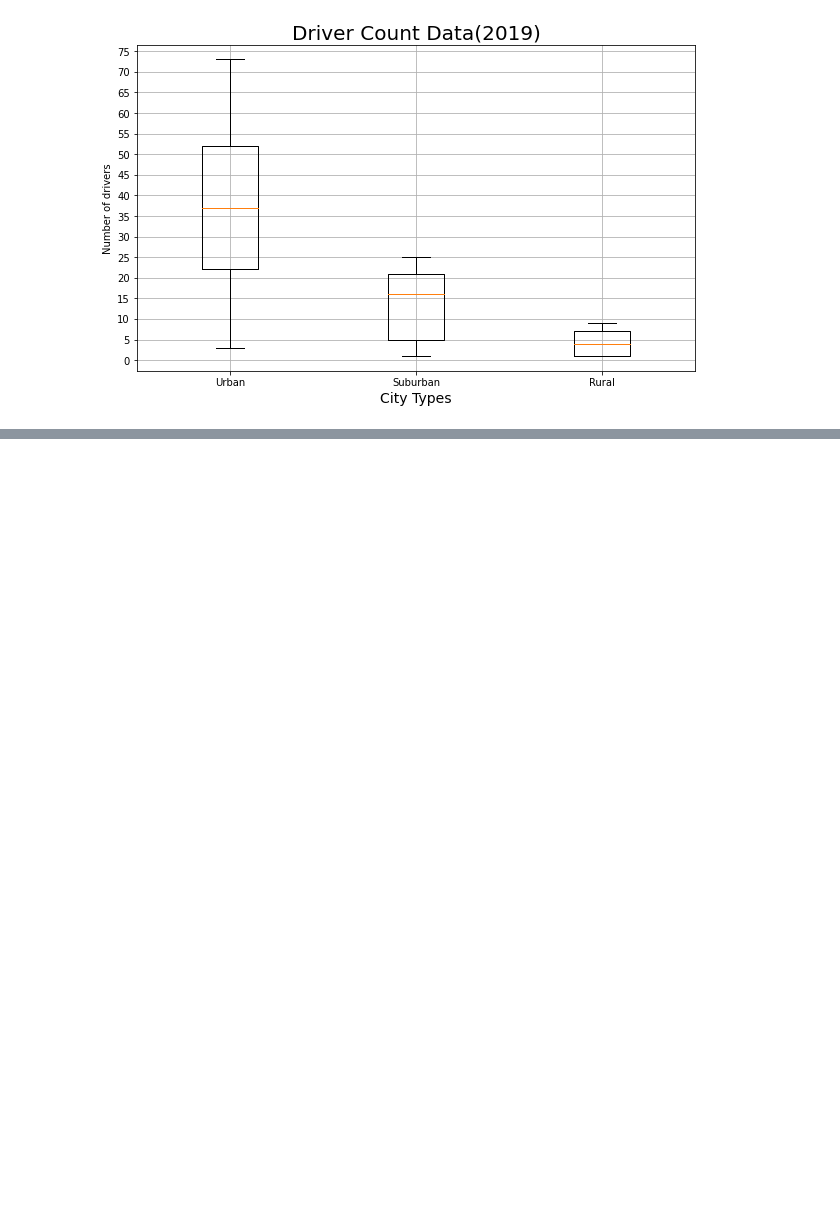
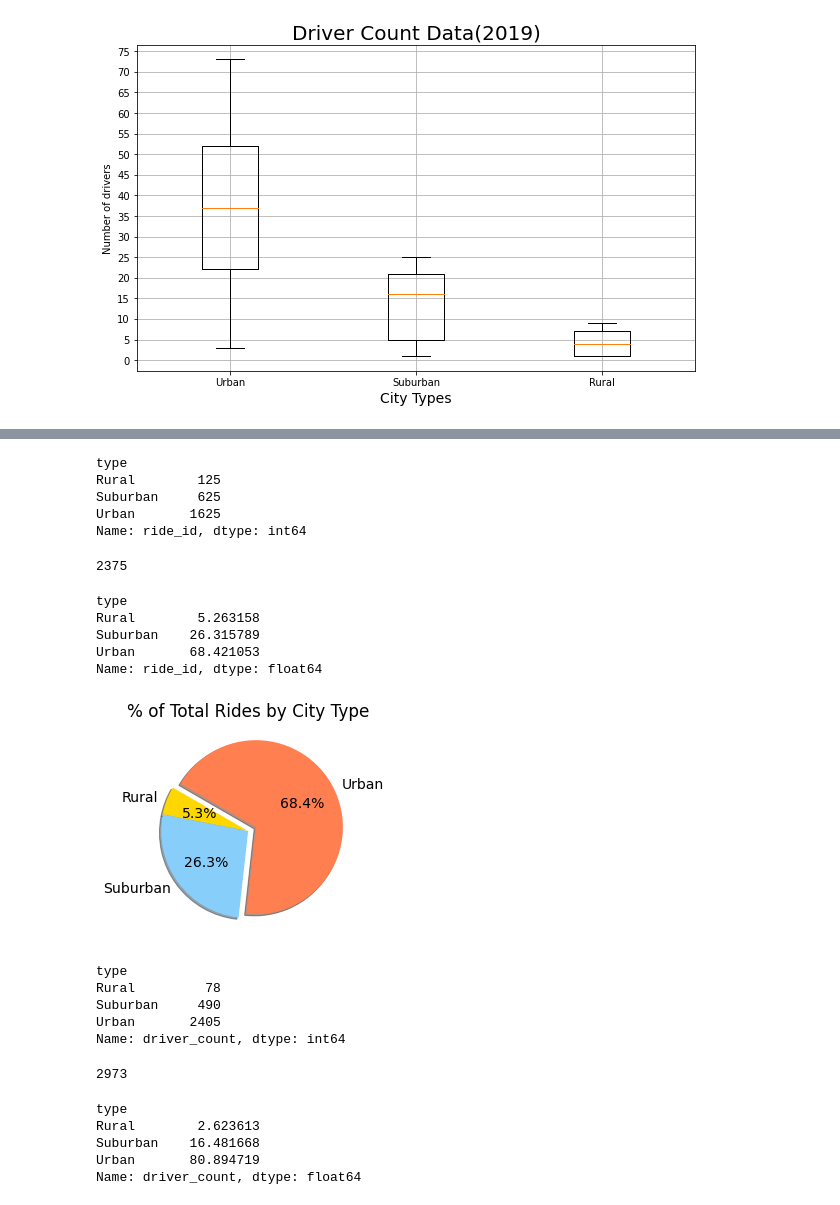
Before and after one commit to Jusharry/Pyber_Analysis, a Jupyter notebook: Pyber.ipynb, the cells around one changed output, grey strips where cells are left out. Cells and saved outputs as stored; diff of their text form; code cells hidden in the pictures; blank space fills up the shorter version.

```diff
--- a/Pyber.ipynb
+++ b/Pyber.ipynb
@@ -610,0 +681,63 @@ plt.show()
+# %%
+#Get the total number of rides per city type
+sum_rides_by_type = pyber_data_df.groupby(['type']).count()['ride_id']
+sum_rides_by_type
+# %% [output]
+type
+Rural        125
+Suburban     625
+Urban       1625
+Name: ride_id, dtype: int64
+# %%
+total_rides = pyber_data_df['ride_id'].count()
+total_rides
+# %% [output]
+2375
+# %%
+rides_percents = 100 * sum_rides_by_type / total_rides
+rides_percents
+# %% [output]
+type
+Rural        5.263158
+Suburban    26.315789
+Urban       68.421053
+Name: ride_id, dtype: float64
+# %%
+import matplotlib as mpl
+
+#Plot the chart
+plt.pie(rides_percents,labels=['Rural','Suburban','Urban'],colors = ['gold','lightskyblue','coral'],
+         explode = [0,0,0.1],
+        startangle=150,shadow=True,autopct='%1.1f%%')
+plt.title('% of Total Rides by City Type')
+
+mpl.rcParams['font.size']=14
+
+plt.savefig('analysis/fig7.png')
+plt.show()
+# %% [output]
+[figure, added]
+# %%
+#Get the total drivers by city type
+sum_drivers_by_type = city_data_df.groupby(['type']).sum()['driver_count']
+sum_drivers_by_type
+# %% [output]
+type
+Rural         78
+Suburban     490
+Urban       2405
+Name: driver_count, dtype: int64
+# %%
+total_drivers = city_data_df['driver_count'].sum()
+total_drivers
+# %% [output]
+2973
+# %%
+driver_percents= 100 * sum_drivers_by_type / total_drivers
+driver_percents
+# %% [output]
+type
+Rural        2.623613
+Suburban    16.481668
+Urban       80.894719
+Name: driver_count, dtype: float64
```
Also changed, not shown: parts of 11 cells of this notebook, 5 other files.
